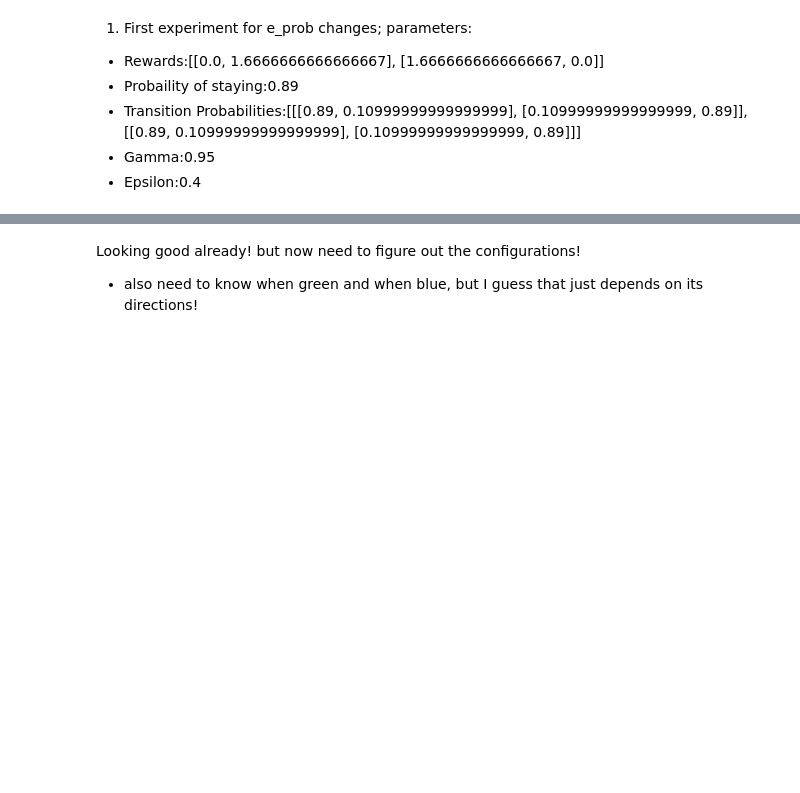
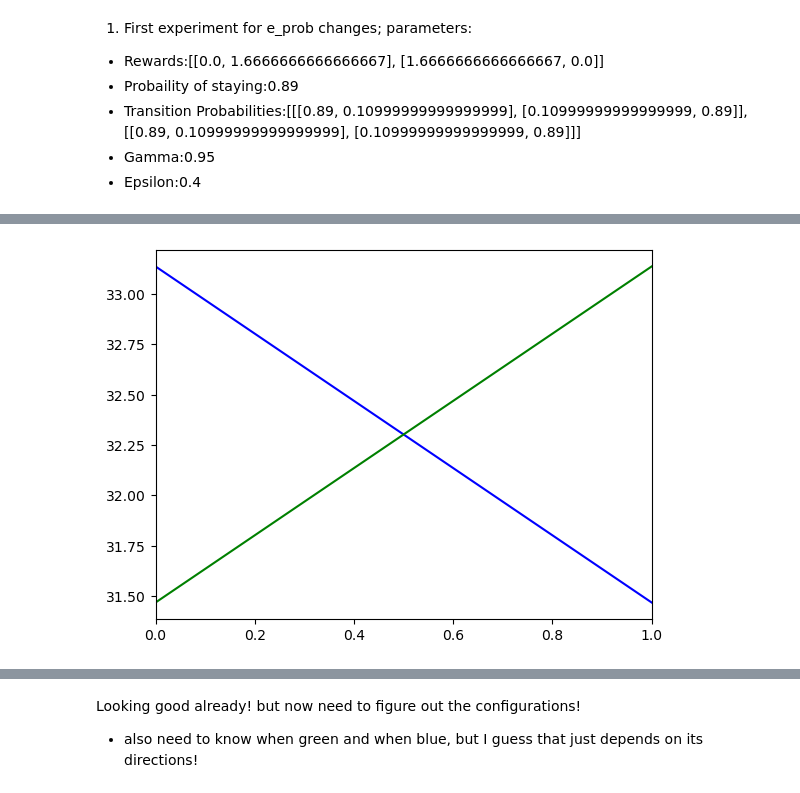
Before and after one commit to MoiraLampe/POMDP-binocular_rivalry-project, a Jupyter notebook: Russels Code/converge_test.ipynb, the cells around one changed output, grey strips where cells are left out. Cells and saved outputs as stored; diff of their text form; code cells hidden in the pictures; blank space fills up the shorter version.

```diff
--- a/Russels Code/converge_test.ipynb
+++ b/Russels Code/converge_test.ipynb
@@ -1062,7 +1062,10 @@ results = []
 for e_proba1 in e_proba_values:
     # Loop through each e_proba value for the second evidence probability
     for e_proba2 in e_proba_values:
-        print(e_proba1, e_proba2)
+        print(f'e_proba1:{e_proba1}')
+        print(f'e_proba2:{e_proba2}')
+
+        p_stay = 0.89
         t_prob = [[[p_stay, 1-p_stay], [1-p_stay,p_stay]], [[p_stay, 1-p_stay], [1-p_stay,p_stay]]]
         # Update the evidence probabilities for both states and both actions
         e_prob = [[[e_proba1, 1 - e_proba1], [1 - e_proba1, e_proba1]], [[e_proba2, 1 - e_proba2], [1 - e_proba2, e_proba2]]]
@@ -1070,7 +1073,9 @@ for e_proba1 in e_proba_values:
         gamma = 0.95
         actions = ('0', '1')  # stay and switch
         states = ('0', '1')  # Assuming there are two states
-        rewards = [[reward1, reward2], [reward3, reward4]]
+        # rewards = [[reward1, reward2], [reward3, reward4]]
+        rewards = [[0.0, 1.6666666666666667], [1.6666666666666667, 0.0]]
+
         print(f'Rewards:{rewards}')
         print(f'Probaility of staying:{p_stay}')
         print(f'Transition Probabilities:{t_prob}')
@@ -1086,6 +1091,7 @@ for e_proba1 in e_proba_values:
         if utility is None:
             break
         else:
+            #there must be something wrong with this:
             utility_lists = defaultdict(list)
             for action in utility:
                 for val in utility[action]:
@@ -1106,80 +1112,4 @@ for e_proba1 in e_proba_values:
 print(results)
 with open('e_prob_results.json', 'w') as json_file:
     json.dump(results, json_file)
-
-
-# Define the range of reward values you want to test
-start_reward = 0.0
-end_reward = 10
-num_steps_reward = 10  # Choose the number of steps between start_reward and end_reward
-
-reward_values = np.linspace(start_reward, end_reward, num_steps_reward)
-
-# Create a list to store the results for each combination of reward values
-results = []
-
-# Loop through each reward value for the first reward
-for reward1 in reward_values:
-    # Loop through each reward value for the second reward
-    for reward2 in reward_values:
-        # Loop through each reward value for the third reward
-        for reward3 in reward_values:
-            # Loop through each reward value for the fourth reward
-            for reward4 in reward_values:
-                print(reward1, reward2, reward3, reward4)
-                p_stay = 0.65
-                t_prob = [[[p_stay, 1-p_stay], [1-p_stay,p_stay]], [[p_stay, 1-p_stay], [1-p_stay,p_stay]]]
-                e_prob = [[[0.6, 0.4], [0.4, 0.6]], [[0.6, 0.4], [0.4, 0.6]]]
-                gamma = 0.95
-                actions = ('0', '1')  # stay and switch
-                states = ('0', '1')  # Assuming there are two states
-                print(f'Rewards:{rewards}')
-                print(f'Probaility of staying:{p_stay}')
-                print(f'Transition Probabilities:{t_prob}')
-                print(f'Gamma:{gamma}')
-                print(f'Epsilon:{epsilon}')
-
-                # Update the reward values for both states
-                rewards = [[reward1, reward2], [reward3, reward4]]
-
-                pomdp = POMDP(actions, t_prob, e_prob, rewards, states, gamma)
-                utility = pomdp_value_iteration_numpy(pomdp, epsilon=0.4)
-                print(utility)
-                if utility is None:
-                    break
-                if len(utility)<2: #this is because we are interested in finding a combo that actually intersects
-                    break
-                else:
-
-                    # Save the results into a dictionary
-                    # result_dict = {
-                    #     'Utility': utility.to_list(),
-                    #     'e_prob': e_prob,
-                    #     'gamma': gamma,
-                    #     'rewards': rewards,
-                    #     't_prob': t_prob,
-                    #     'epsilon': epsilon
-                    # }
-                           # Convert numpy.ndarray objects to lists in the utility
-                    utility_lists = defaultdict(list)
-                    for action in utility:
-                        for val in utility[action]:
-                            utility_lists[action].append(val.tolist())
-
-                    results.append({
-                        'rewards': rewards,
-                        't_prob': t_prob,
-                        'e_prob': e_prob,
-                        'gamma': gamma,
-                        'epsilon': epsilon,
-                        'utility': dict(utility_lists)  # Convert the defaultdict back to a regular dictionary
-                    })
-
-                    print(results)
-                    plot_pomdp_utility(utility)
-                # results.append(utility)
-
-# # Print or use the results as needed
-# print(results)
-with open('rewards_results.json', 'w') as json_file:
-    json.dump(results, json_file)
+# %% [output]
@@ -1185,0 +1133 @@ with open('rewards_results.json', 'w') as json_file:
+[figure, added]
```
Also changed, not shown: parts of 7 cells of this notebook, 1 other file.
